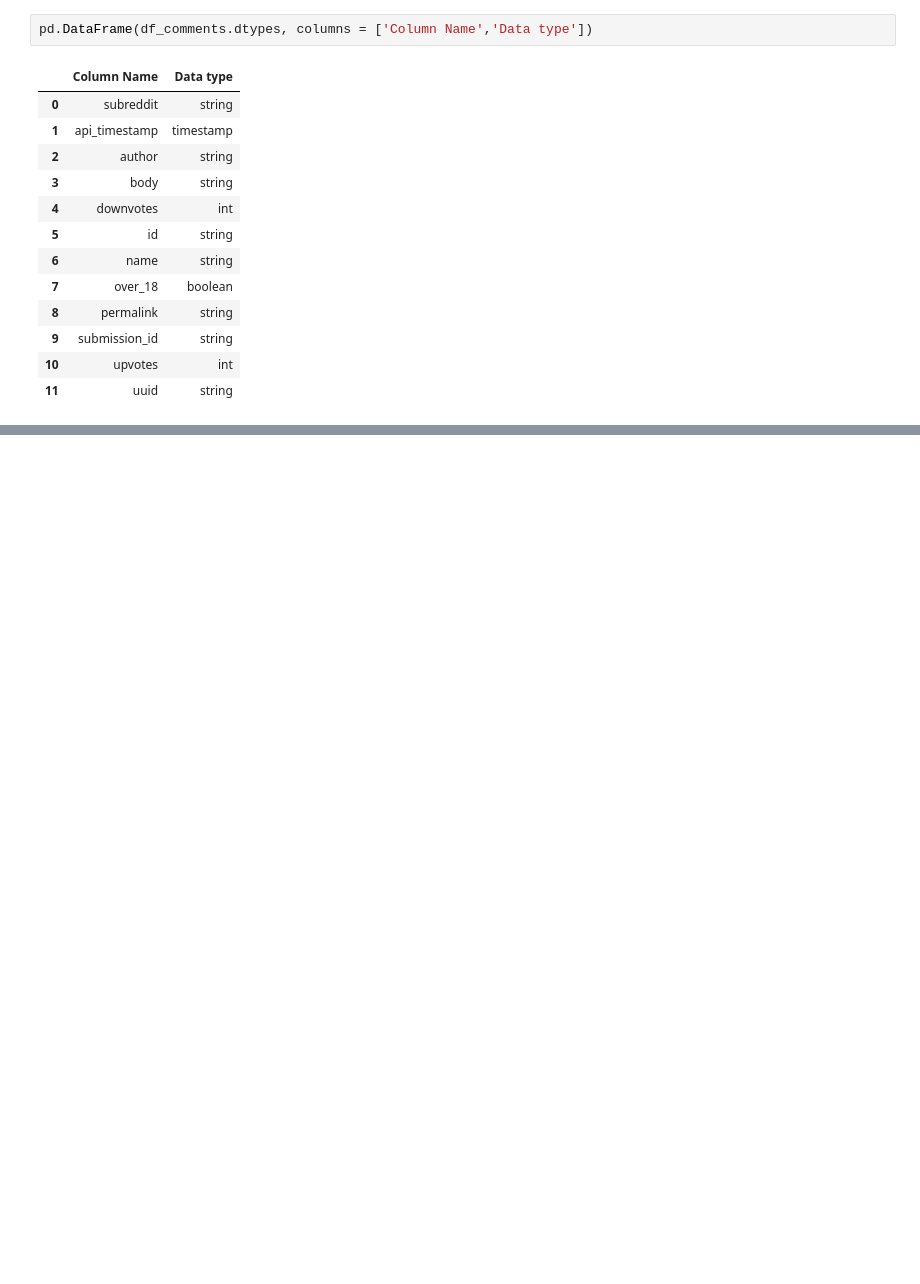
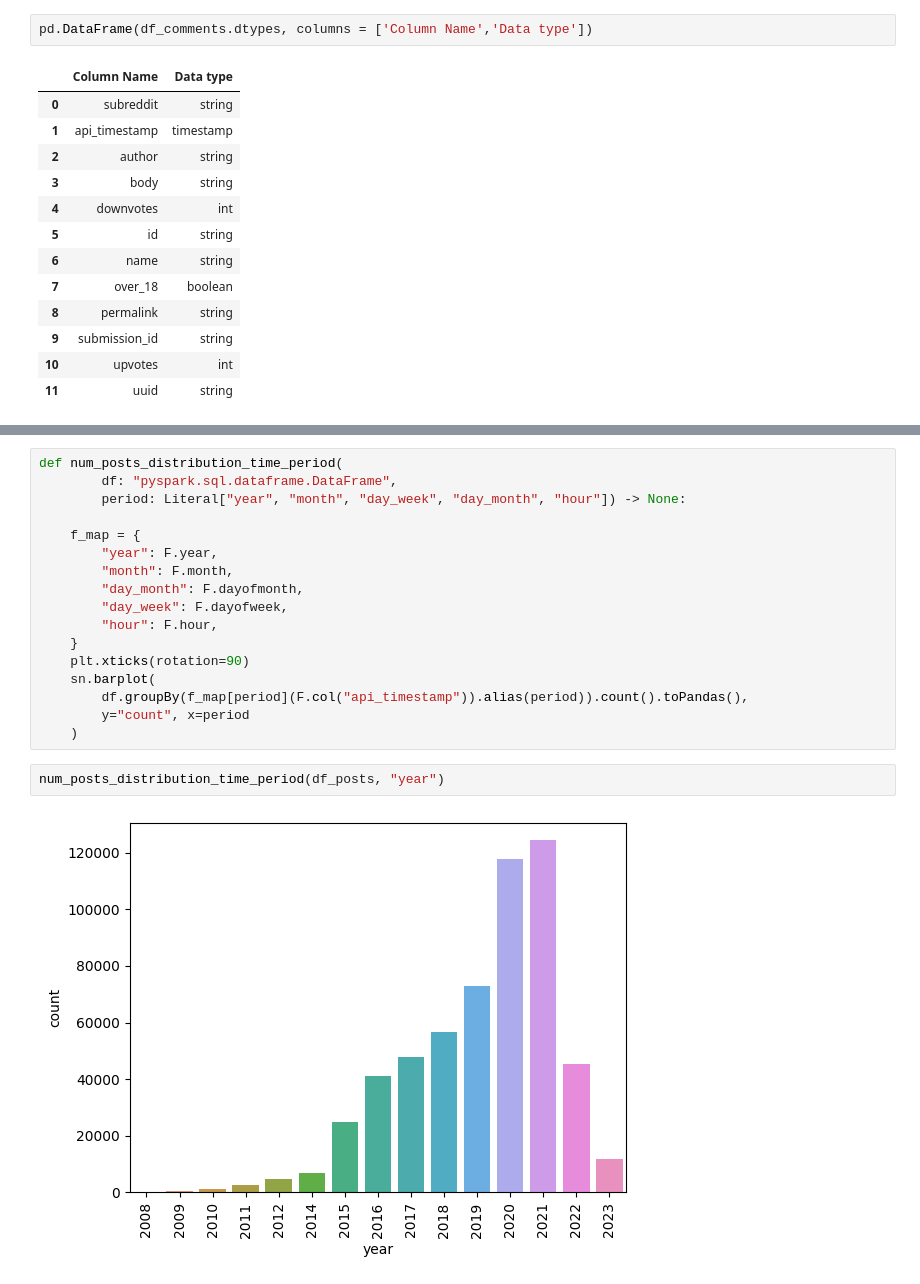
Before and after one commit to SolidCake98/reddit_big_data, a Jupyter notebook: notebooks/EDA.ipynb, the cells around one changed output, grey strips where cells are left out. Saved outputs shown, nothing was run; the diff lists cells and outputs as text; blank space fills up the shorter version.

```diff
--- a/notebooks/EDA.ipynb
+++ b/notebooks/EDA.ipynb
@@ -164,0 +154,21 @@ sn.barplot(df_comments.groupBy(F.col("subreddit")). \
+# %%
+def num_posts_distribution_time_period(
+        df: "pyspark.sql.dataframe.DataFrame",
+        period: Literal["year", "month", "day_week", "day_month", "hour"]) -> None:
+
+    f_map = {
+        "year": F.year,
+        "month": F.month,
+        "day_month": F.dayofmonth,
+        "day_week": F.dayofweek,
+        "hour": F.hour,
+    }
+    plt.xticks(rotation=90)
+    sn.barplot(
+        df.groupBy(f_map[period](F.col("api_timestamp")).alias(period)).count().toPandas(),
+        y="count", x=period
+    )
+# %%
+num_posts_distribution_time_period(df_posts, "year")
+# %% [output]
+[figure, added]
```
Also changed, not shown: parts of 51 cells of this notebook, 14 other files.
